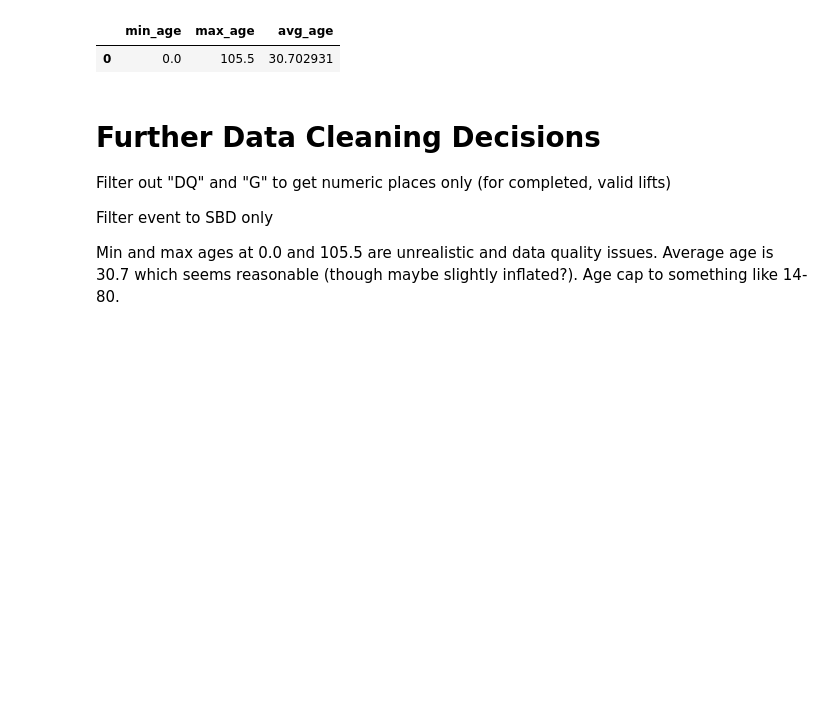
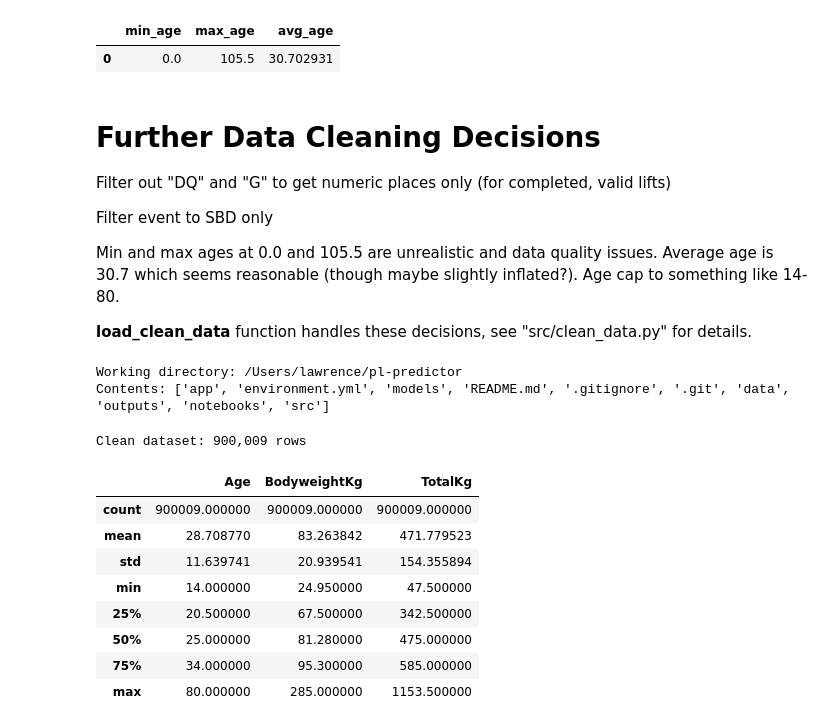
Before and after one commit to LawrenceK01/pl-predictor, a Jupyter notebook: notebooks/01_eda.ipynb, the cells around one changed output. Drawn from its saved outputs; the diff is of its cells as text; code cells hidden in the pictures; blank space fills up the shorter version.

```diff
--- a/notebooks/01_eda.ipynb
+++ b/notebooks/01_eda.ipynb
@@ -128,3 +128,35 @@ Filter out "DQ" and "G" to get numeric places only (for completed, valid lifts)
 Filter event to SBD only
 
 Min and max ages at 0.0 and 105.5 are unrealistic and data quality issues. Average age is 30.7 which seems reasonable (though maybe slightly inflated?). Age cap to something like 14-80.
+
+**load_clean_data** function handles these decisions, see "src/clean_data.py" for details.
+# %%
+import os
+import sys
+
+# Set project root explicitly using the absolute path
+if os.getcwd().endswith('notebooks'):
+    os.chdir('..')
+sys.path.append('..')
+
+print(f"Working directory: {os.getcwd()}")
+print(f"Contents: {os.listdir('.')}")
+# %% [output]
+Working directory: /Users/lawrence/pl-predictor
+Contents: ['app', 'environment.yml', 'models', 'README.md', '.gitignore', '.git', 'data', 'outputs', 'notebooks', 'src']
+# %%
+from src.clean_data import load_clean_data
+
+df = load_clean_data()
+df.describe()
+# %% [output]
+Clean dataset: 900,009 rows
+|  | Age | BodyweightKg | TotalKg |
+| count | 900009.000000 | 900009.000000 | 900009.000000 |
+| mean | 28.708770 | 83.263842 | 471.779523 |
+| std | 11.639741 | 20.939541 | 154.355894 |
+| min | 14.000000 | 24.950000 | 47.500000 |
+| 25% | 20.500000 | 67.500000 | 342.500000 |
+| 50% | 25.000000 | 81.280000 | 475.000000 |
+| 75% | 34.000000 | 95.300000 | 585.000000 |
+| max | 80.000000 | 285.000000 | 1153.500000 |
```
Also changed, not shown: parts of 7 cells of this notebook, 6 other files.
